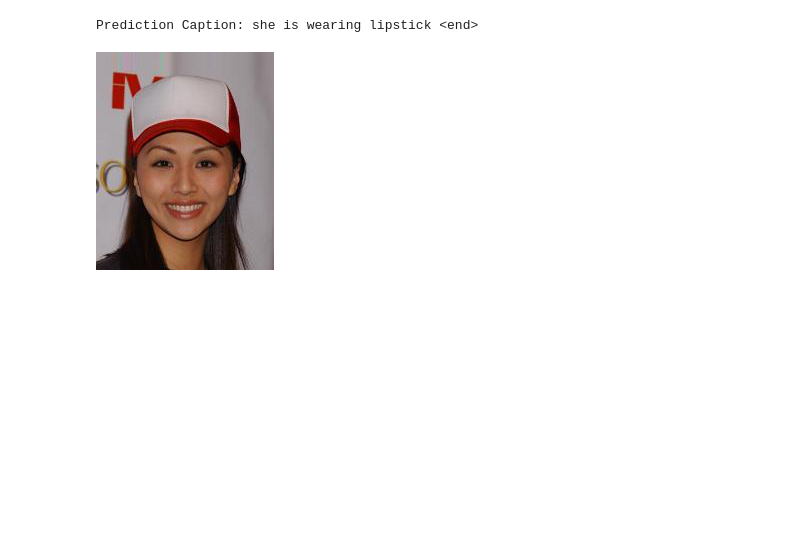
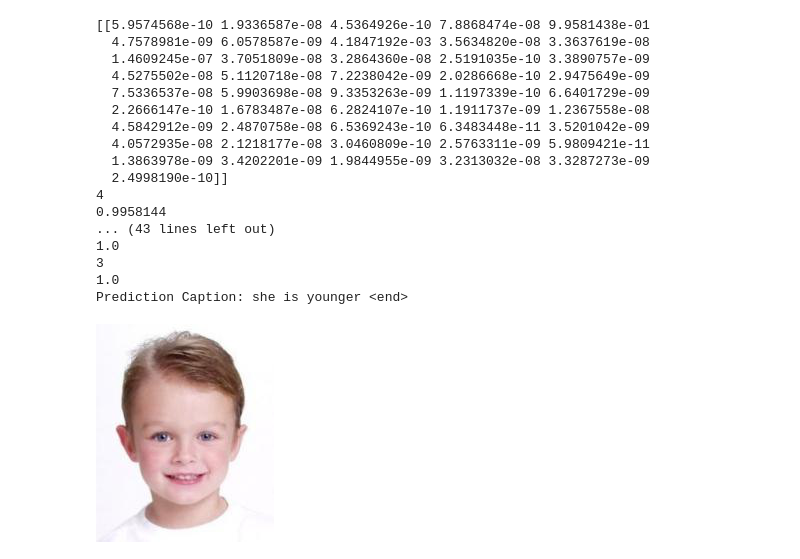
Before and after one commit to Idewan/AgentSpeaksHuman, a Jupyter notebook: models/Captioning.ipynb, the cells around one changed output. Saved outputs shown, nothing was run; the diff lists cells and outputs as text; code cells hidden in the pictures; blank space fills up the shorter version.

Commit message:
Add training loop a2a

```diff
--- a/models/Captioning.ipynb
+++ b/models/Captioning.ipynb
@@ -335,9 +375,15 @@ def evaluate(image):
         predictions, hidden, attention_weights = decoder(dec_input, features, hidden)
 
 #         attention_plot[i] = tf.reshape(attention_weights, (-1, )).numpy()
-
+        qk = tf.nn.softmax(predictions).numpy()
+        print(qk)
+        qk = np.argmax(qk)
+        print(qk)
+        print(tf.nn.softmax(predictions).numpy()[0][qk])
         predicted_id = tf.random.categorical(predictions, 1)[0][0].numpy()
+        print(predicted_id)
         result.append(tokenizer.index_word[predicted_id])
+        print(tf.nn.softmax(predictions).numpy()[0][predicted_id])
 
         if tokenizer.index_word[predicted_id] == '<end>':
             return result, attention_plot
@@ -383,10 +461,26 @@ Prediction Caption: she is wearing lipstick <end>
 # %%
-result, attention_plot = evaluate(f"../dataset/prep_data/{train_image_name[987]}")
+result, attention_plot = evaluate(f"../dataset/prep_data/{train_image_name[3]}")
 print ('Prediction Caption:', ' '.join(result))
 # plot_attention(image_path, result, attention_plot)
 # opening the image
-Image.open(f"../dataset/prep_data/{train_image_name[987]}")
+Image.open(f"../dataset/prep_data/{train_image_name[3]}")
 # %% [output]
-Prediction Caption: she is wearing lipstick <end>
+[[5.9574568e-10 1.9336587e-08 4.5364926e-10 7.8868474e-08 9.9581438e-01
+  4.7578981e-09 6.0578587e-09 4.1847192e-03 3.5634820e-08 3.3637619e-08
+  1.4609245e-07 3.7051809e-08 3.2864360e-08 2.5191035e-10 3.3890757e-09
+  4.5275502e-08 5.1120718e-08 7.2238042e-09 2.0286668e-10 2.9475649e-09
+  7.5336537e-08 5.9903698e-08 9.3353263e-09 1.1197339e-10 6.6401729e-09
+  2.2666147e-10 1.6783487e-08 6.2824107e-10 1.1911737e-09 1.2367558e-08
+  4.5842912e-09 2.4870758e-08 6.5369243e-10 6.3483448e-11 3.5201042e-09
+  4.0572935e-08 2.1218177e-08 3.0460809e-10 2.5763311e-09 5.9809421e-11
+  1.3863978e-09 3.4202201e-09 1.9844955e-09 3.2313032e-08 3.3287273e-09
+  2.4998190e-10]]
+4
+0.9958144
+... (43 lines left out)
+1.0
+3
+1.0
+Prediction Caption: she is younger <end>
-[figure, old version]
+[figure, new version]
 # %%
```
Also changed, not shown: parts of 19 cells of this notebook, 18 other files.
